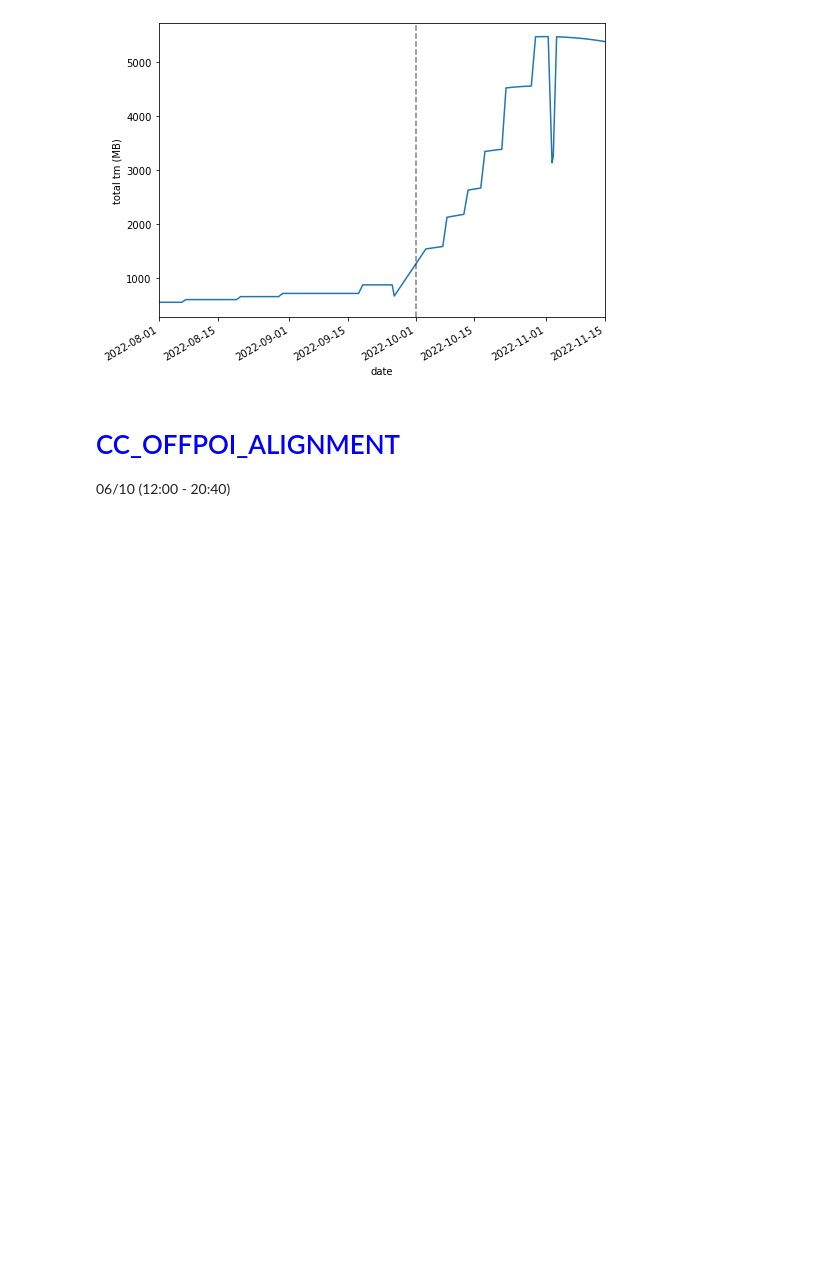
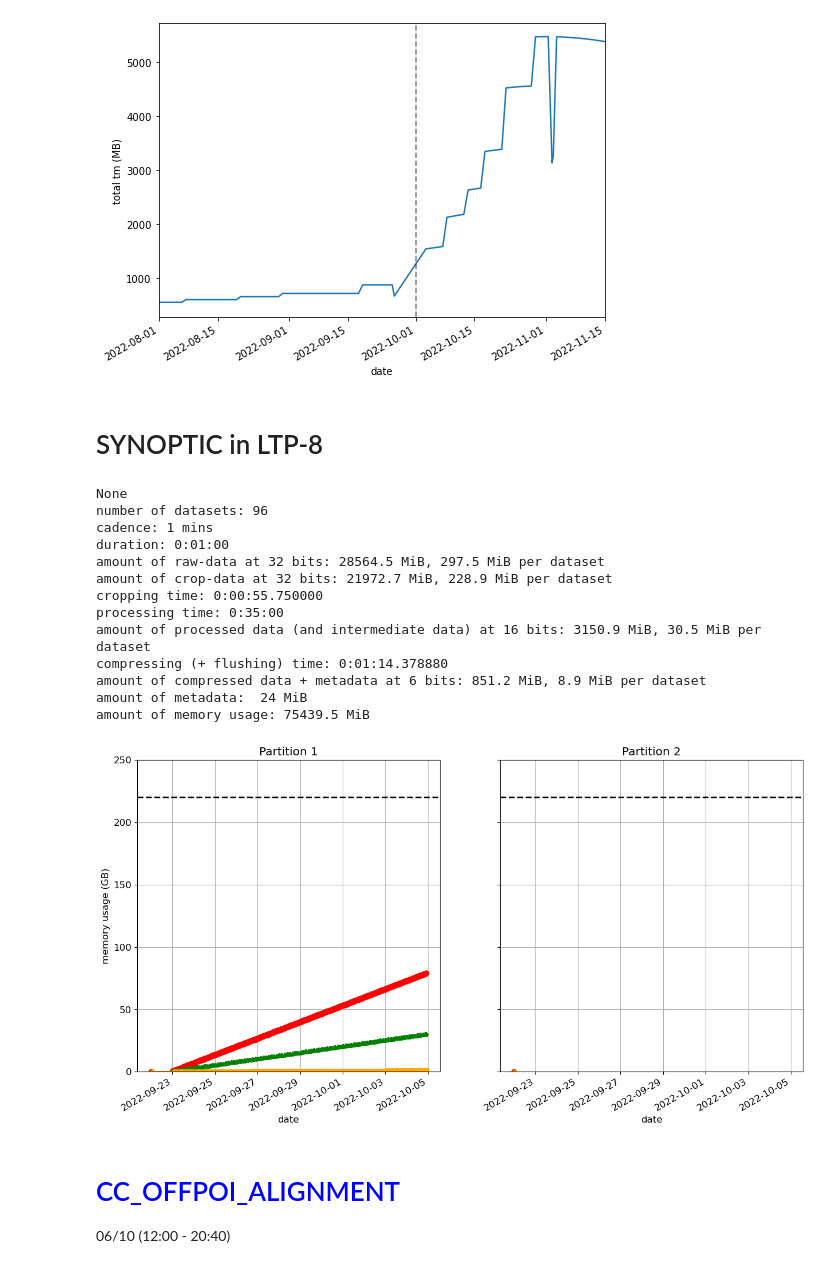
Before and after one commit to dcalc/PHI_TMtool, a Jupyter notebook: NMP1_RSW456.ipynb, the cells around one changed output. Cells and saved outputs as stored; diff of their text form; code cells hidden in the pictures; blank space fills up the shorter version.

```diff
--- a/NMP1_RSW456.ipynb
+++ b/NMP1_RSW456.ipynb
@@ -189,6 +189,31 @@ TC = 0 # time for cropping
 TP = 0 # time for processing
 TK = 0 # time for packing
 TF = 0 # time for flushing
+# %% [markdown]
+# SYNOPTIC in LTP-8
+# %%
+PHI = PHI_MEMORY(DT(2022,9,22,0,0,0))
+SYN = PHI_MODE('FDT')
+t0 = DT(2022,9,23,0,0,0)
+t1 = DT(2022,10,5,0,0,0)
+synoptic(SYN,t0,t1,3*60,(2048,1536,4,6),5,6,1,False)
+plot_tot(PHI,ylim=(0,250))
+printp(SYN)
+# %% [output]
+None
+number of datasets: 96
+cadence: 1 mins
+duration: 0:01:00
+amount of raw-data at 32 bits: 28564.5 MiB, 297.5 MiB per dataset
+amount of crop-data at 32 bits: 21972.7 MiB, 228.9 MiB per dataset
+cropping time: 0:00:55.750000
+processing time: 0:35:00
+amount of processed data (and intermediate data) at 16 bits: 3150.9 MiB, 30.5 MiB per dataset
+compressing (+ flushing) time: 0:01:14.378880
+amount of compressed data + metadata at 6 bits: 851.2 MiB, 8.9 MiB per dataset
+amount of metadata:  24 MiB
+amount of memory usage: 75439.5 MiB
+[figure, added]
 # %% [markdown]
 # <span style="color:blue">CC_OFFPOI_ALIGNMENT</span> <br>
 06/10 (12:00 - 20:40)
```
Also changed, not shown: parts of 4 cells of this notebook, 6 other files.
